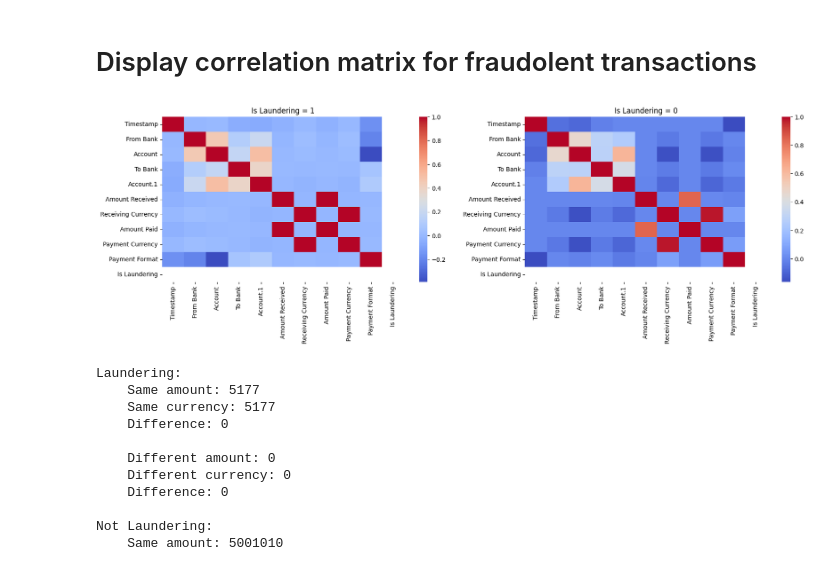
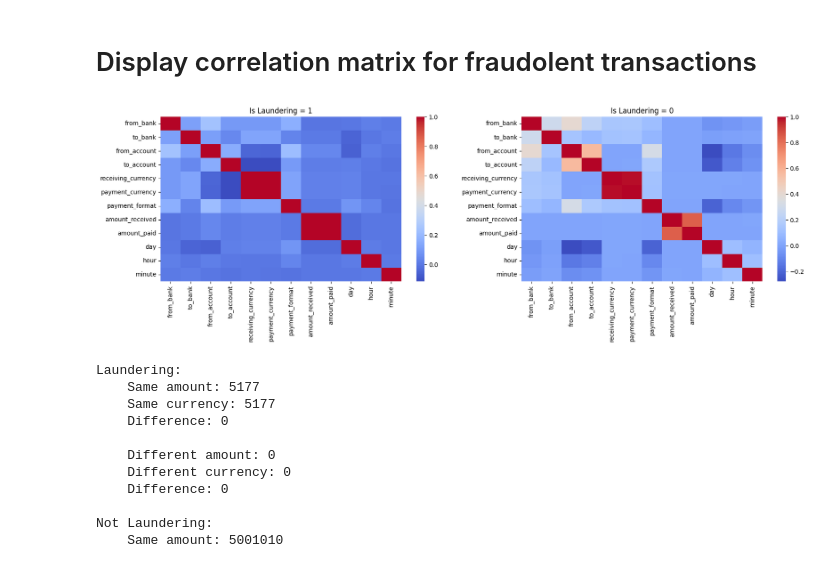
Before and after one commit to fabiobrambilla98/Joint_Project_AMD_SM2L, a Jupyter notebook: project/data_analyses.ipynb, the cells around one changed output. Drawn from its saved outputs; the diff is of its cells as text; code cells hidden in the pictures.

```diff
--- a/project/data_analyses.ipynb
+++ b/project/data_analyses.ipynb
@@ -180,3 +426,17 @@ df[['Payment Format']] = df[['Payment Format']].apply(le.fit_transform)
+# %%
+spark_df = spark_df.drop('timestamp')
+# %%
+columns_to_encode = ['from_account', 'to_account', 'receiving_currency', 'payment_currency', 'payment_format']
+
+# Applica l'indicizzazione delle stringhe a ciascuna colonna
+indexers = [StringIndexer(inputCol=col, outputCol=col + "_index").fit(spark_df) for col in columns_to_encode]
+indexed_df = spark_df
+for indexer in indexers:
+    indexed_df = indexer.transform(indexed_df)
+# %%
+for col in columns_to_encode:
+    indexed_df = indexed_df.drop(col).withColumnRenamed(col + "_index", col)
 # %%
-df.head(5)
+df = indexed_df
+df.show(5)
 # %% [output]
@@ -189,27 +454,36 @@ df.head(5)
 # %% [markdown]
 # Display correlation matrix for fraudolent transactions
 # %%
-import matplotlib.pyplot as plt
-import seaborn as sns
+# Seleziona le colonne numeriche su cui calcolare la correlazione
+numeric_columns = ['from_bank', 'to_bank', 'from_account', 'to_account','receiving_currency','payment_currency','payment_format', 'amount_received', 'amount_paid',  'day', 'hour', 'minute']
 
-cm_laundering = df[df['Is Laundering'] == 1].corr()
-cm_not_laundering = df[df['Is Laundering'] == 0].corr()
+# Crea un VectorAssembler per creare una singola colonna "features"
+assembler = VectorAssembler(inputCols=numeric_columns, outputCol="features")
+assembled_df = assembler.transform(df).select("features")
+
+# Filtra il DataFrame Spark in base alla colonna 'is_laundering'
+laundering_df = df.filter(df['is_laundering'] == 1)
+not_laundering_df = df.filter(df['is_laundering'] == 0)
+
+# Calcola la matrice di correlazione per entrambi i casi
+laundering_corr_matrix = laundering_df.select(numeric_columns).toPandas().corr()
+not_laundering_corr_matrix = not_laundering_df.select(numeric_columns).toPandas().corr()
 
 # create subplots
 fig, axs = plt.subplots(ncols=2, figsize=(20, 5))
 
 # plot the first correlation matrix heatmap
-sns.heatmap(cm_laundering, cmap='coolwarm', annot=False, ax=axs[0])
+sns.heatmap(laundering_corr_matrix, cmap='coolwarm', annot=False, ax=axs[0])
 axs[0].set_title('Is Laundering = 1')
 
 # plot the second correlation matrix heatmap
-sns.heatmap(cm_not_laundering, cmap='coolwarm', annot=False, ax=axs[1])
+sns.heatmap(not_laundering_corr_matrix, cmap='coolwarm', annot=False, ax=axs[1])
 axs[1].set_title('Is Laundering = 0')
 
 # display the plot
 plt.show()
 # %% [output]
-[figure, old version]
+[figure, new version]
 # %%
 print("Laundering:")
 count_amount, count_currency = len(df[(df['Amount Received'] == df['Amount Paid']) & (df['Is Laundering'] == 1)]), len(df[(df['Receiving Currency'] == df['Payment Currency']) & (df['Is Laundering'] == 1)])
```
Also changed, not shown: parts of 25 cells of this notebook, 6 other files.
